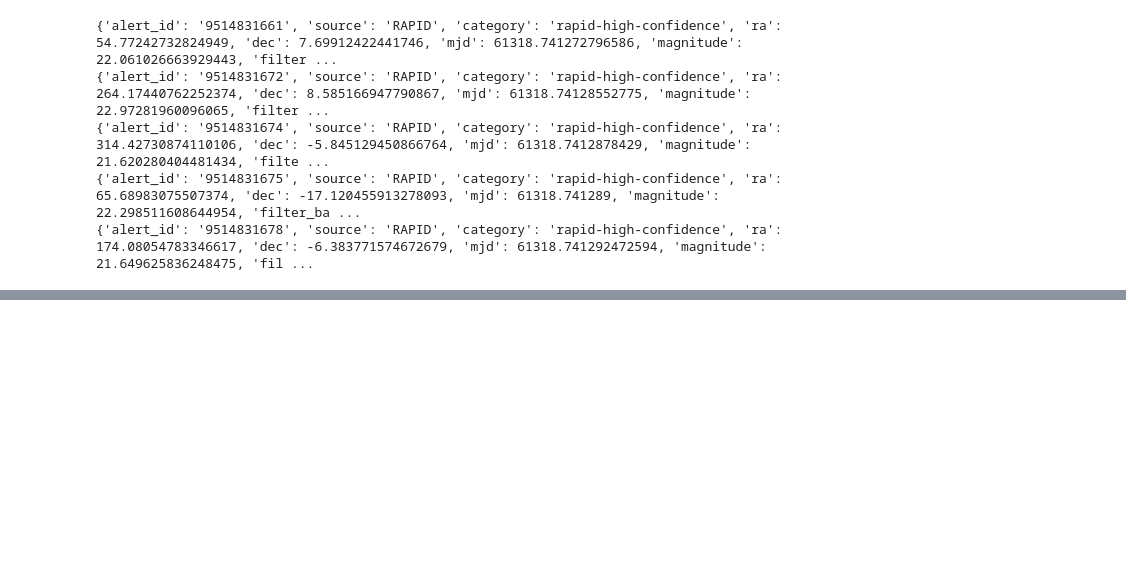
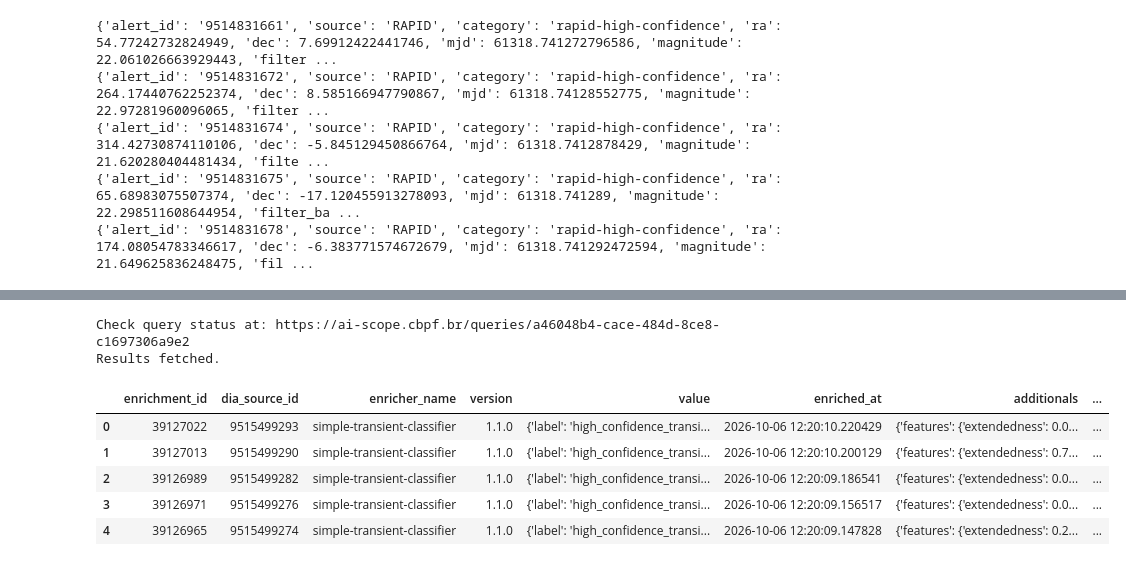
Before and after one commit to Schwarzam/arandu-python, a Jupyter notebook: example.ipynb, the cells around one changed output, grey strips where cells are left out. Saved outputs shown, nothing was run; the diff lists cells and outputs as text; code cells hidden in the pictures; blank space fills up the shorter version.

```diff
--- a/example.ipynb
+++ b/example.ipynb
@@ -122,0 +204,18 @@ for number, alert in enumerate(
+# %%
+classified = client.enrichments_by_classification(
+    'high_confidence_transient',
+    '2026-10-03T00:00:00+00:00',
+    '2026-10-08T00:00:00+00:00',
+    #enricher_name='simple-transient-classifier',
+    limit=1_000,
+)
+classified.head()
+# %% [output]
+Check query status at: https://ai-scope.cbpf.br/queries/a46048b4-cace-484d-8ce8-c1697306a9e2
+Results fetched.
+|  | enrichment_id | dia_source_id | enricher_name | version | value | enriched_at | additionals | ... |
+| 0 | 39127022 | 9515499293 | simple-transient-classifier | 1.1.0 | {'label': 'high_confidence_transi... | 2026-10-06 12:20:10.220429 | {'features': {'extendedness': 0.0... | ... |
+| 1 | 39127013 | 9515499290 | simple-transient-classifier | 1.1.0 | {'label': 'high_confidence_transi... | 2026-10-06 12:20:10.200129 | {'features': {'extendedness': 0.7... | ... |
+| 2 | 39126989 | 9515499282 | simple-transient-classifier | 1.1.0 | {'label': 'high_confidence_transi... | 2026-10-06 12:20:09.186541 | {'features': {'extendedness': 0.0... | ... |
+| 3 | 39126971 | 9515499276 | simple-transient-classifier | 1.1.0 | {'label': 'high_confidence_transi... | 2026-10-06 12:20:09.156517 | {'features': {'extendedness': 0.0... | ... |
+| 4 | 39126965 | 9515499274 | simple-transient-classifier | 1.1.0 | {'label': 'high_confidence_transi... | 2026-10-06 12:20:09.147828 | {'features': {'extendedness': 0.2... | ... |
```
Also changed, not shown: parts of 15 cells of this notebook, 5 other files.
